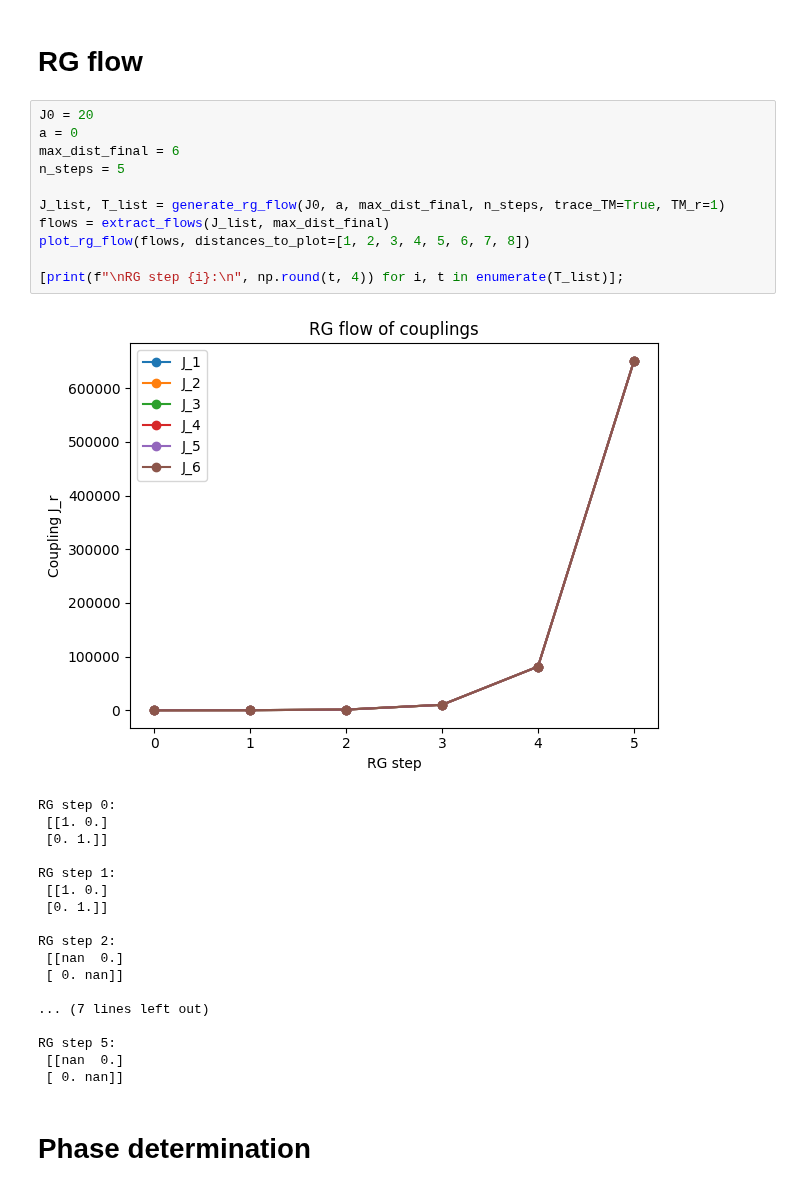
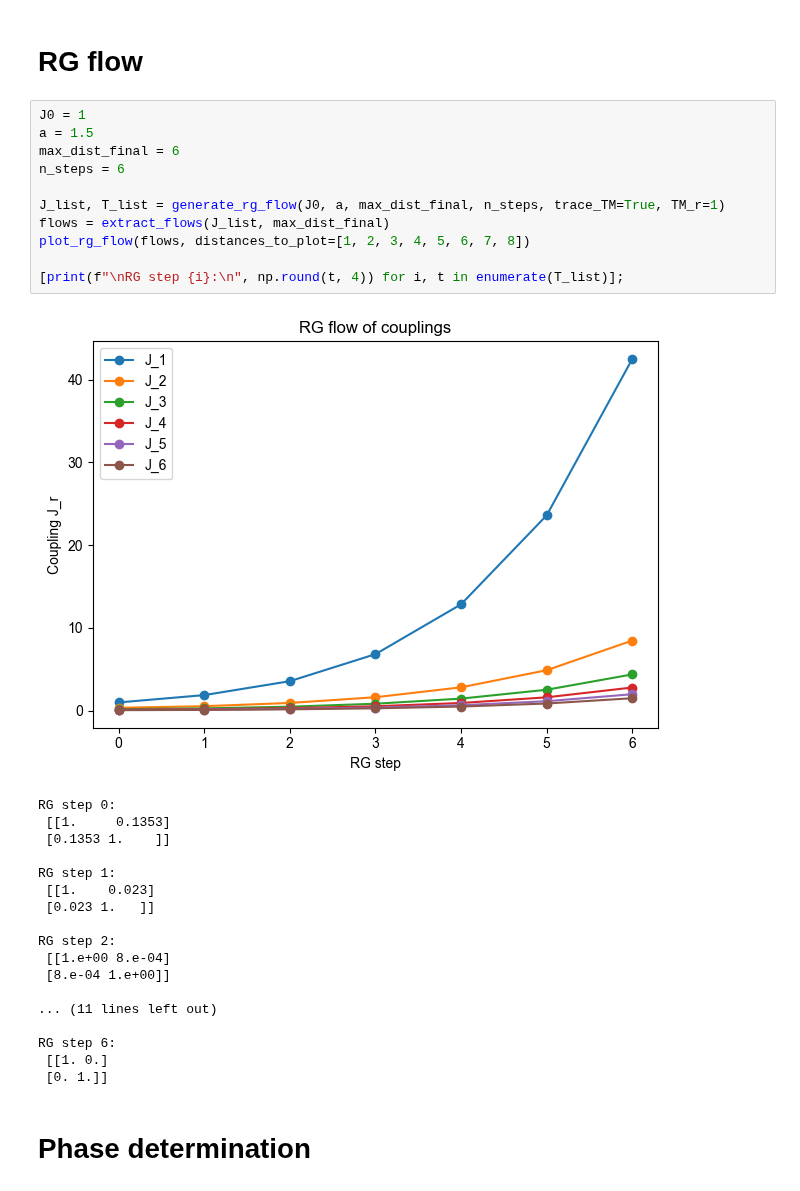
Before and after one commit to erbilcanartun/long-range-ising-chain, a Jupyter notebook: notebooks/new_foundation-numba.ipynb, the cells around one changed output. Saved outputs shown, nothing was run; the diff lists cells and outputs as text.

```diff
--- a/notebooks/new_foundation-numba.ipynb
+++ b/notebooks/new_foundation-numba.ipynb
@@ -10,35 +10,35 @@ from new_numba import *
 # %% [markdown]
 # RG flow
 # %%
-J0 = 20
-a = 0
+J0 = 1
+a = 1.5
 max_dist_final = 6
-n_steps = 5
+n_steps = 6
 
 J_list, T_list = generate_rg_flow(J0, a, max_dist_final, n_steps, trace_TM=True, TM_r=1)
 flows = extract_flows(J_list, max_dist_final)
 plot_rg_flow(flows, distances_to_plot=[1, 2, 3, 4, 5, 6, 7, 8])
 
 [print(f"\nRG step {i}:\n", np.round(t, 4)) for i, t in enumerate(T_list)];
 # %% [output]
-[figure, old version]
+[figure, new version]
 RG step 0:
+ [[1.     0.1353]
+ [0.1353 1.    ]]
+
+RG step 1:
+ [[1.    0.023]
+ [0.023 1.   ]]
+
+RG step 2:
+ [[1.e+00 8.e-04]
+ [8.e-04 1.e+00]]
+
+... (11 lines left out)
+
+RG step 6:
  [[1. 0.]
  [0. 1.]]
-
-RG step 1:
- [[1. 0.]
- [0. 1.]]
-
-RG step 2:
- [[nan  0.]
- [ 0. nan]]
-
-... (7 lines left out)
-
-RG step 5:
- [[nan  0.]
- [ 0. nan]]
 # %% [markdown]
 # Phase determination
 # %%
```
Also changed, not shown: 2 other files.
